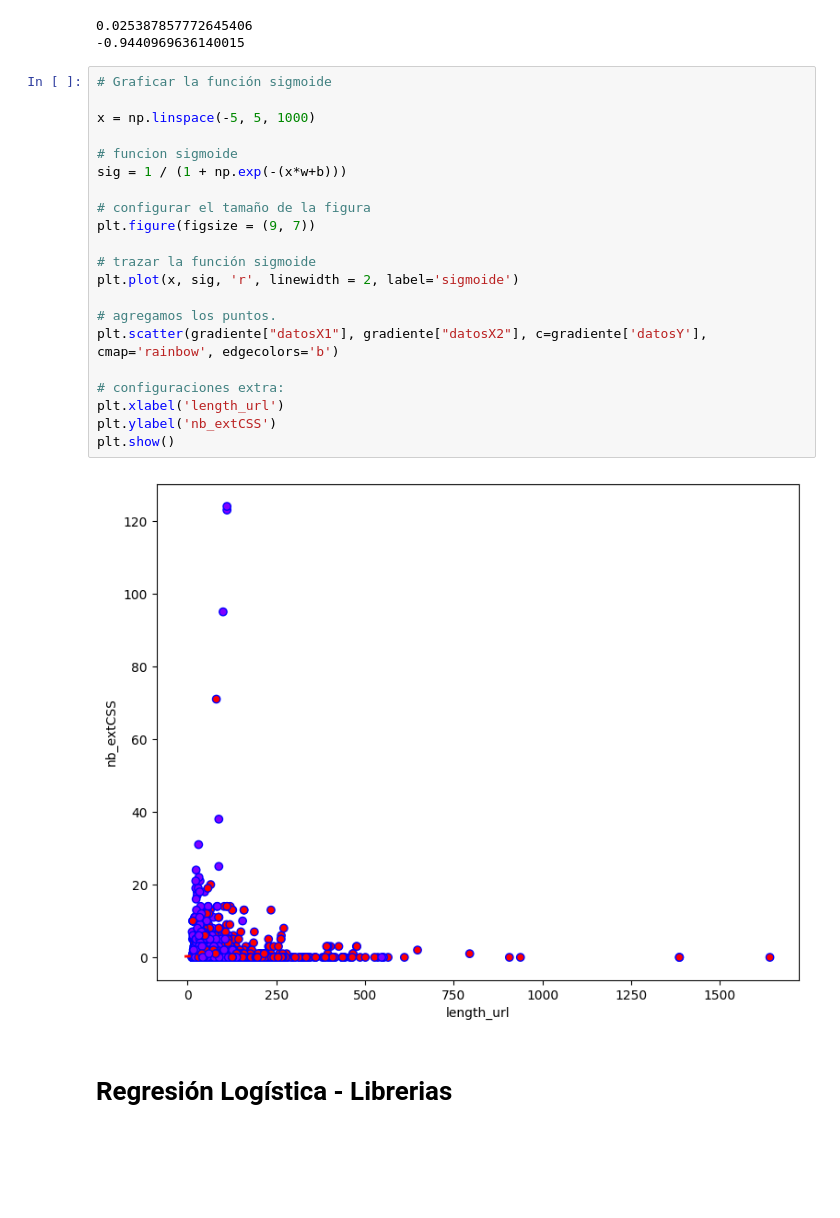
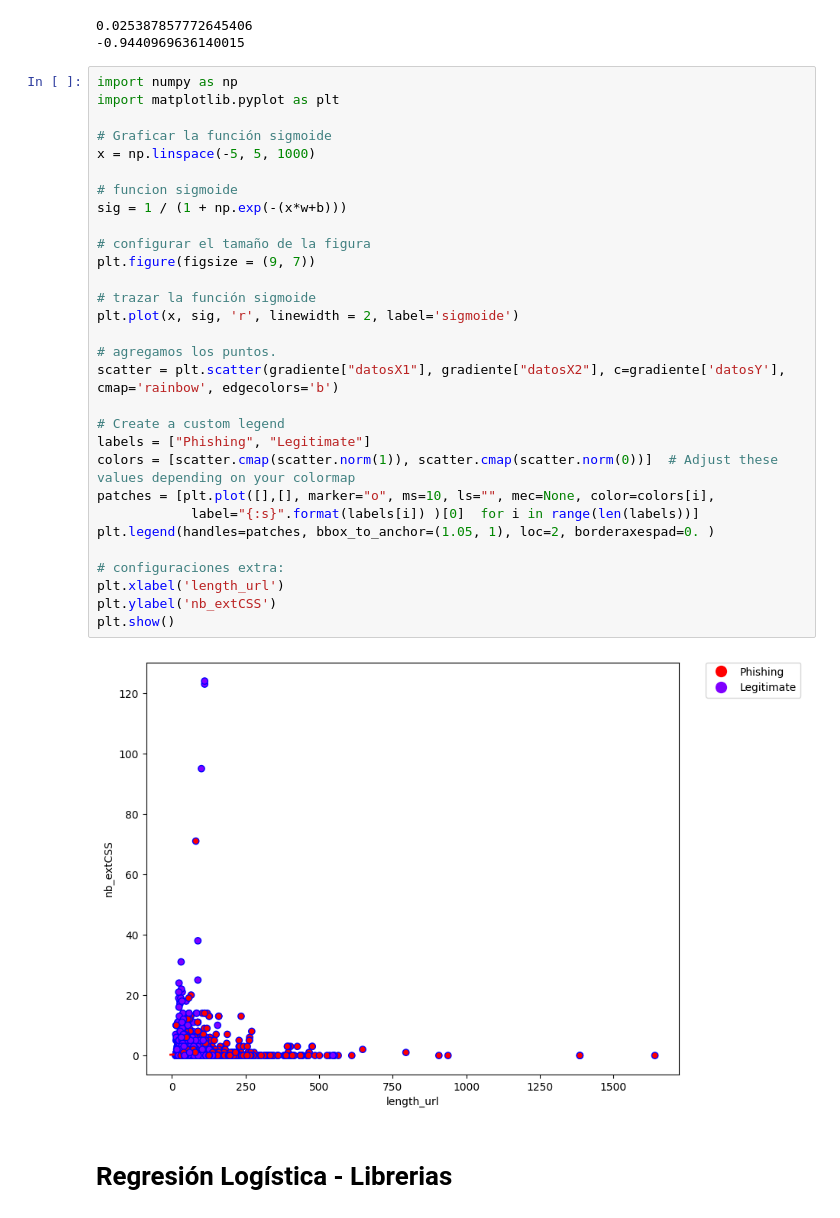
Before and after one commit to angelcast2002/Lab01-IA, a Jupyter notebook: lab01.ipynb, the cells around one changed output. Saved outputs shown, nothing was run; the diff lists cells and outputs as text; blank space fills up the shorter version.

Commit message:
fix graficas
se colocaron las leyendas a las graficas, aun falta por revisar si el C es el dato correcto asi como revisar si se colocaron de manera correcta las leyendas

```diff
--- a/lab01.ipynb
+++ b/lab01.ipynb
@@ -138,28 +138,37 @@ print(b)
 0.025387857772645406
 -0.9440969636140015
 # %%
+import numpy as np
+import matplotlib.pyplot as plt
+
 # Graficar la función sigmoide
-
 x = np.linspace(-5, 5, 1000)
 
 # funcion sigmoide
 sig = 1 / (1 + np.exp(-(x*w+b)))
 
 # configurar el tamaño de la figura
 plt.figure(figsize = (9, 7))
 
 # trazar la función sigmoide
 plt.plot(x, sig, 'r', linewidth = 2, label='sigmoide')
 
 # agregamos los puntos.
-plt.scatter(gradiente["datosX1"], gradiente["datosX2"], c=gradiente['datosY'], cmap='rainbow', edgecolors='b')
+scatter = plt.scatter(gradiente["datosX1"], gradiente["datosX2"], c=gradiente['datosY'], cmap='rainbow', edgecolors='b')
+
+# Create a custom legend
+labels = ["Phishing", "Legitimate"]
+colors = [scatter.cmap(scatter.norm(1)), scatter.cmap(scatter.norm(0))]  # Adjust these values depending on your colormap
+patches = [plt.plot([],[], marker="o", ms=10, ls="", mec=None, color=colors[i],
+            label="{:s}".format(labels[i]) )[0]  for i in range(len(labels))]
+plt.legend(handles=patches, bbox_to_anchor=(1.05, 1), loc=2, borderaxespad=0. )
 
 # configuraciones extra:
 plt.xlabel('length_url')
 plt.ylabel('nb_extCSS')
 plt.show()
 # %% [output]
-[figure, old version]
+[figure, new version]
 # %% [markdown]
 # Regresión Logística - Librerias
 # %%
```
Also changed, not shown: parts of 6 cells of this notebook.
